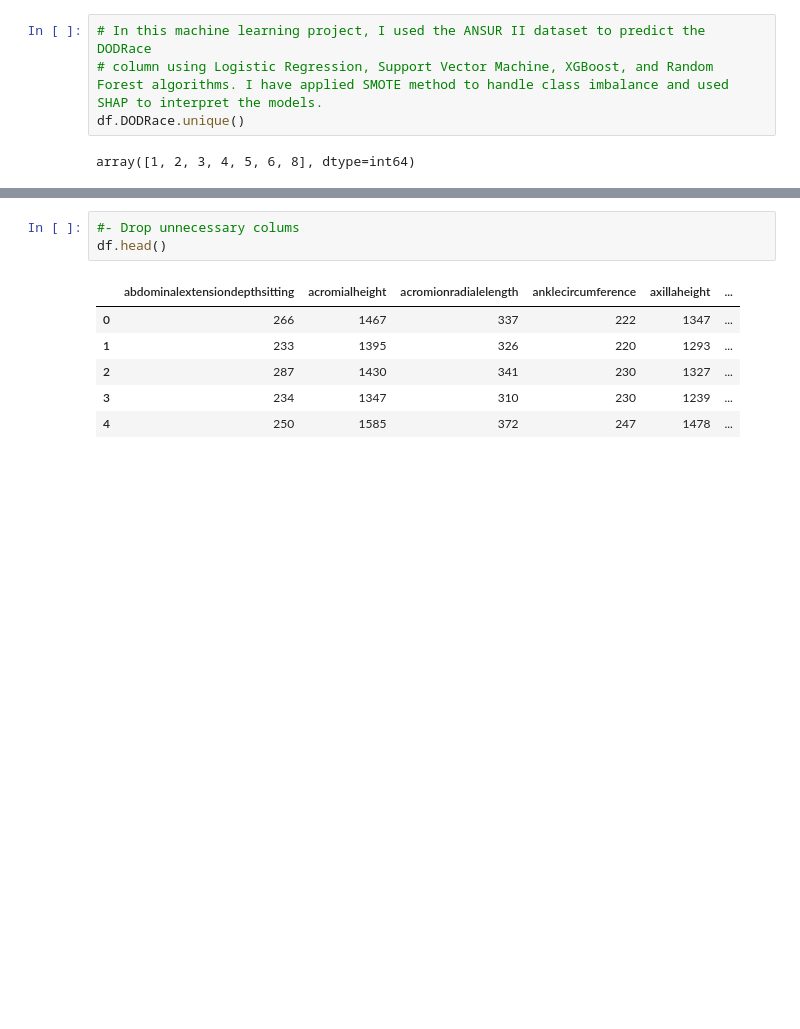
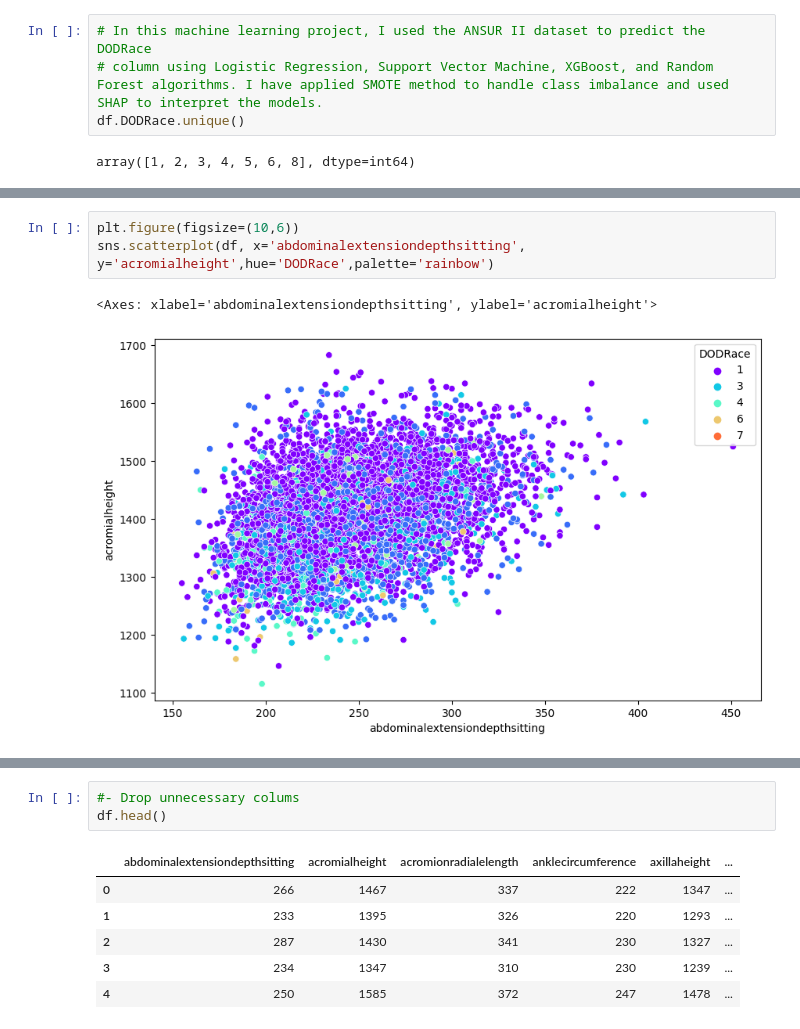
Before and after one commit to Hessa-Alharbi/Soldier-Race-Project, a Jupyter notebook: data_preparation/EDA.ipynb, the cells around one changed output, grey strips where cells are left out. Cells and saved outputs as stored; diff of their text form; blank space fills up the shorter version.

```diff
--- a/data_preparation/EDA.ipynb
+++ b/data_preparation/EDA.ipynb
@@ -150,0 +202,6 @@ sns.histplot(df['DODRace'])
+# %%
+plt.figure(figsize=(10,6))
+sns.scatterplot(df, x='abdominalextensiondepthsitting', y='acromialheight',hue='DODRace',palette='rainbow')
+# %% [output]
+<Axes: xlabel='abdominalextensiondepthsitting', ylabel='acromialheight'>
+[figure, added]
```
Also changed, not shown: parts of 12 cells of this notebook, 2 other files.
